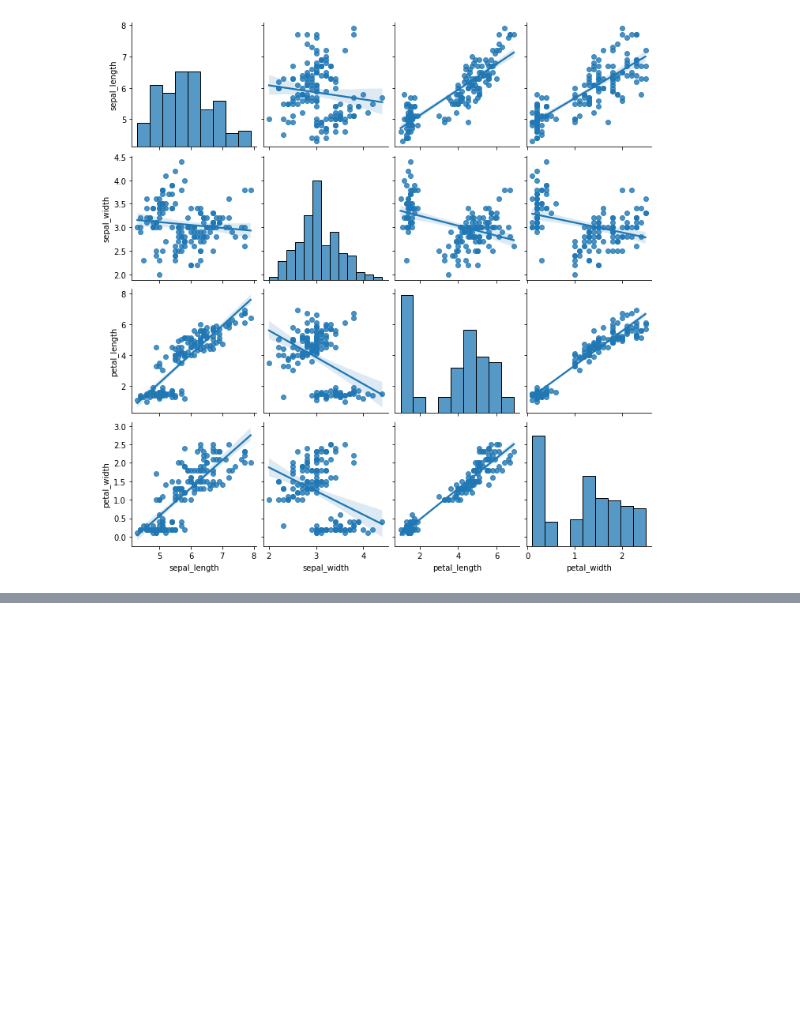
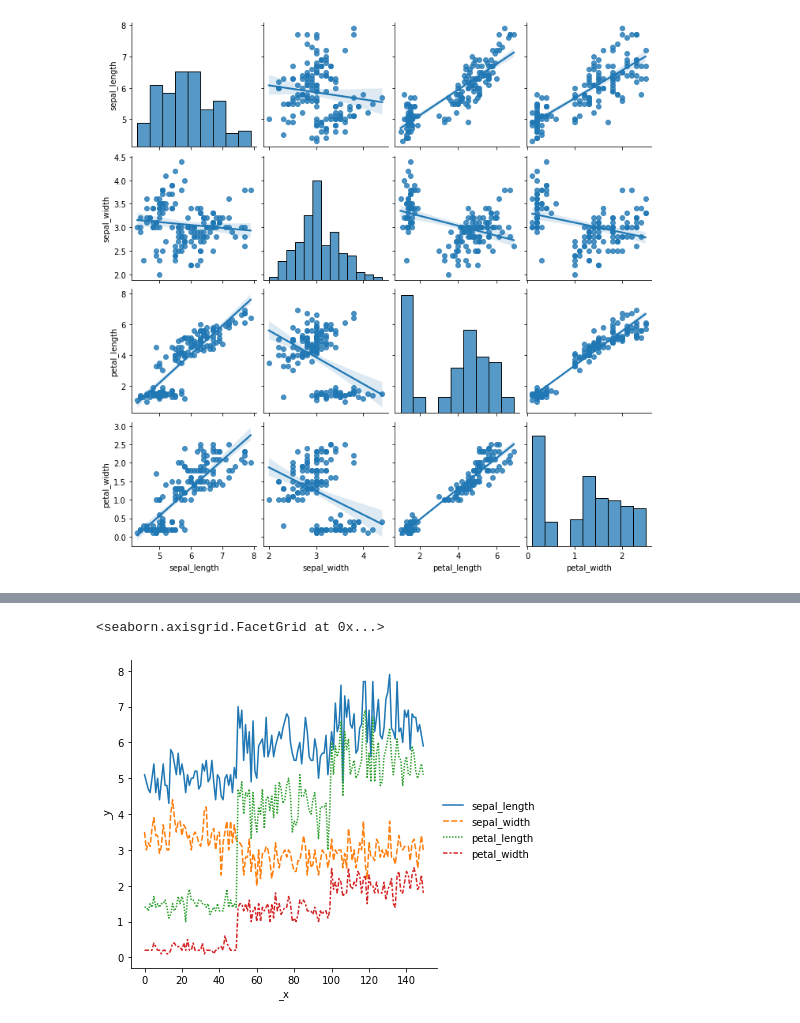
Before and after one commit to Athira612/DS-LAB, a Jupyter notebook: cycle3/CYCLE3.ipynb, the cells around one changed output, grey strips where cells are left out. Saved outputs shown, nothing was run; the diff lists cells and outputs as text; code cells hidden in the pictures; blank space fills up the shorter version.

```diff
--- a/cycle3/CYCLE3.ipynb
+++ b/cycle3/CYCLE3.ipynb
@@ -87,0 +99,5 @@ sns.pairplot(iris,kind="reg")
+# %%
+sns.relplot(data=iris,kind="line")
+# %% [output]
+<seaborn.axisgrid.FacetGrid at 0x...>
+[figure, added]
```
Also changed, not shown: parts of 4 cells of this notebook.
